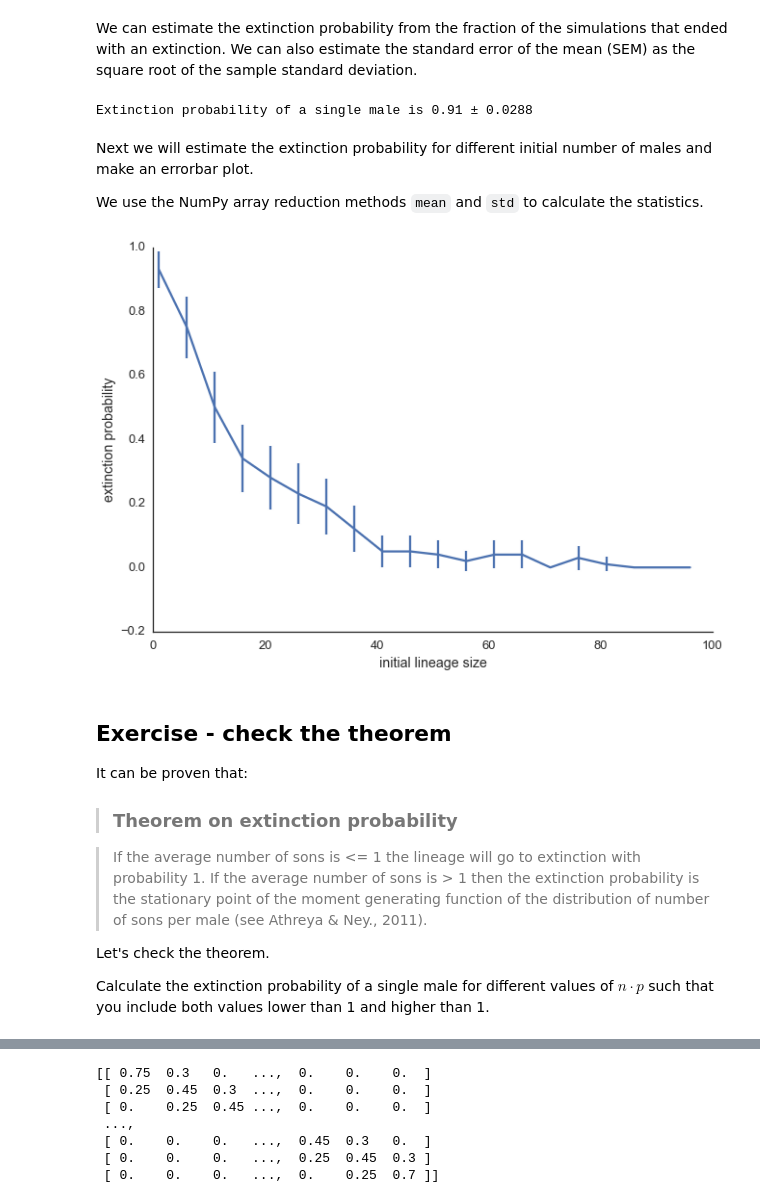
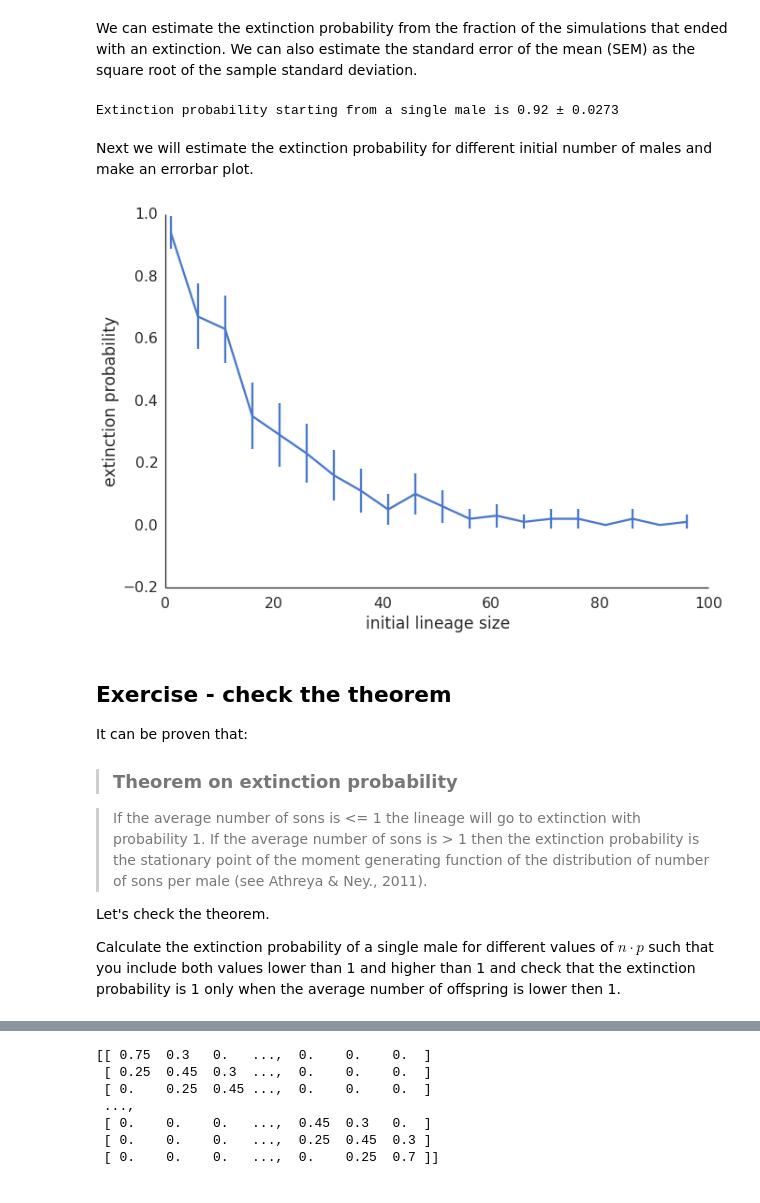
Before and after one commit to Py4Life/TAU2015, a Jupyter notebook: lecture8.ipynb, the cells around one changed output, grey strips where cells are left out. Saved outputs shown, nothing was run; the diff lists cells and outputs as text; code cells hidden in the pictures.

```diff
--- a/lecture8.ipynb
+++ b/lecture8.ipynb
@@ -177,10 +220,9 @@ the number of males with vector operations:
 # %%
 def simulate(x, nsteps):
-    """Run the simulation."""
-    for _ in range(nsteps - 1):
-        # Which trials to update?
+    for t in range(nsteps - 1):
+        # Which trials to update? Only ones that are not absorbed yet
         update = (0 < x) & (x < N-1)
-        # In which trials do births occur?
+        # In which trials do male births occur?
         boys = np.random.binomial(x[update] * n, p)
         # We update the population size for all trials.
         x[update] = boys
@@ -191,14 +233,16 @@ estimated with independent trials (the Monte Carlo method):
 # %%
 bins = np.linspace(0, N, 25)
-nsteps_list = [10, 100, 1000]
+generations_list = [10, 100, 1000]
 # %%
-fig, ax = subplots(1, 3, figsize=(15,5), sharex=True, sharey=False)
-for i, nsteps in enumerate(nsteps_list):
-    simulate(x, nsteps)
-    ax[i].hist(x, bins=bins)
-    ax[i].set_title("%d time steps" % nsteps)
+fig, ax = plt.subplots(1, 3, figsize=(15,5), sharex=True, sharey=False)
+for i, generations in enumerate(generations_list):
+    simulate(x, generations)
+    ax[i].hist(x, bins=bins, normed=True)
+    ax[i].set_title("%d generations" % generations)
     if i == 0:
         ax[i].set_ylabel("Frequency")
     if i == 1:
         ax[i].set_xlabel("# males")
+sns.despine()
+fig.tight_layout()
 # %% [output]
@@ -246,7 +289,7 @@ def simulate(x, nsteps):
         x[update] = boys
 # %%
 x = np.random.randint(size=ntrials, low=0, high=N)
-fig, ax = subplots(1, 3, figsize=(15,5), sharex=True, sharey=False)
+fig, ax = plt.subplots(1, 3, figsize=(15,5), sharex=True, sharey=False)
 for i, nsteps in enumerate(nsteps_list):
     simulate(x, nsteps)
     ax[i].hist(x, bins=bins)
@@ -294,14 +337,12 @@ We can estimate the extinction probability from the fraction of the simulations
 We can also estimate the standard error of the mean (SEM) as the square root of the sample standard deviation.
 # %%
 mean_prob = (x==0).mean()
-sem_prob  = (x==0).std(ddof=1) / sqrt(len(x))
-print("Extinction probability of a single male is %.2f ± %.4f" % (mean_prob, sem_prob))
+sem_prob  = (x==0).std(ddof=1) / np.sqrt(len(x))
+print("Extinction probability starting from a single male is %.2f ± %.4f" % (mean_prob, sem_prob))
 # %% [output]
-Extinction probability of a single male is 0.91 ± 0.0288
+Extinction probability starting from a single male is 0.92 ± 0.0273
 # %% [markdown]
 Next we will estimate the extinction probability for different initial number of males and make an errorbar plot.
-
-We use the NumPy array reduction methods `mean` and `std` to calculate the statistics.
 # %%
 x0_range = range(1,100,5)
 prob = np.array([simulate(x0, n, p)==0 for x0 in x0_range])
@@ -309,12 +350,12 @@ prob = np.array([simulate(x0, n, p)==0 for x0 in x0_range])
 mean_prob = prob.mean(axis=1)
 sem_prob = prob.std(axis=1) / np.sqrt(prob.shape[0])
 # %%
-errorbar(x=x0_range, y=mean_prob, yerr=sem_prob)
-xlabel('initial lineage size')
-ylabel('extinction probability')
-sns.despine();
+plt.errorbar(x=x0_range, y=mean_prob, yerr=sem_prob)
+plt.xlabel('initial lineage size')
+plt.ylabel('extinction probability')
+sns.despine()
 # %% [output]
-[figure, old version]
+[figure, new version]
 # %% [markdown]
 ## Exercise - check the theorem
 
@@ -327,7 +368,7 @@ If the average number of sons is > 1 then the extinction probability is the stat
 
 Let's check the theorem.
 
-Calculate the extinction probability of a single male for different values of $n \cdot p$ such that you include both values lower than 1 and higher than 1.
+Calculate the extinction probability of a single male for different values of $n \cdot p$ such that you include both values lower than 1 and higher than 1 and check that the extinction probability is 1 only when the average number of offspring is lower then 1.
 # %%
 x0 = 1
 n  = 3
```
Also changed, not shown: parts of 31 cells of this notebook.
